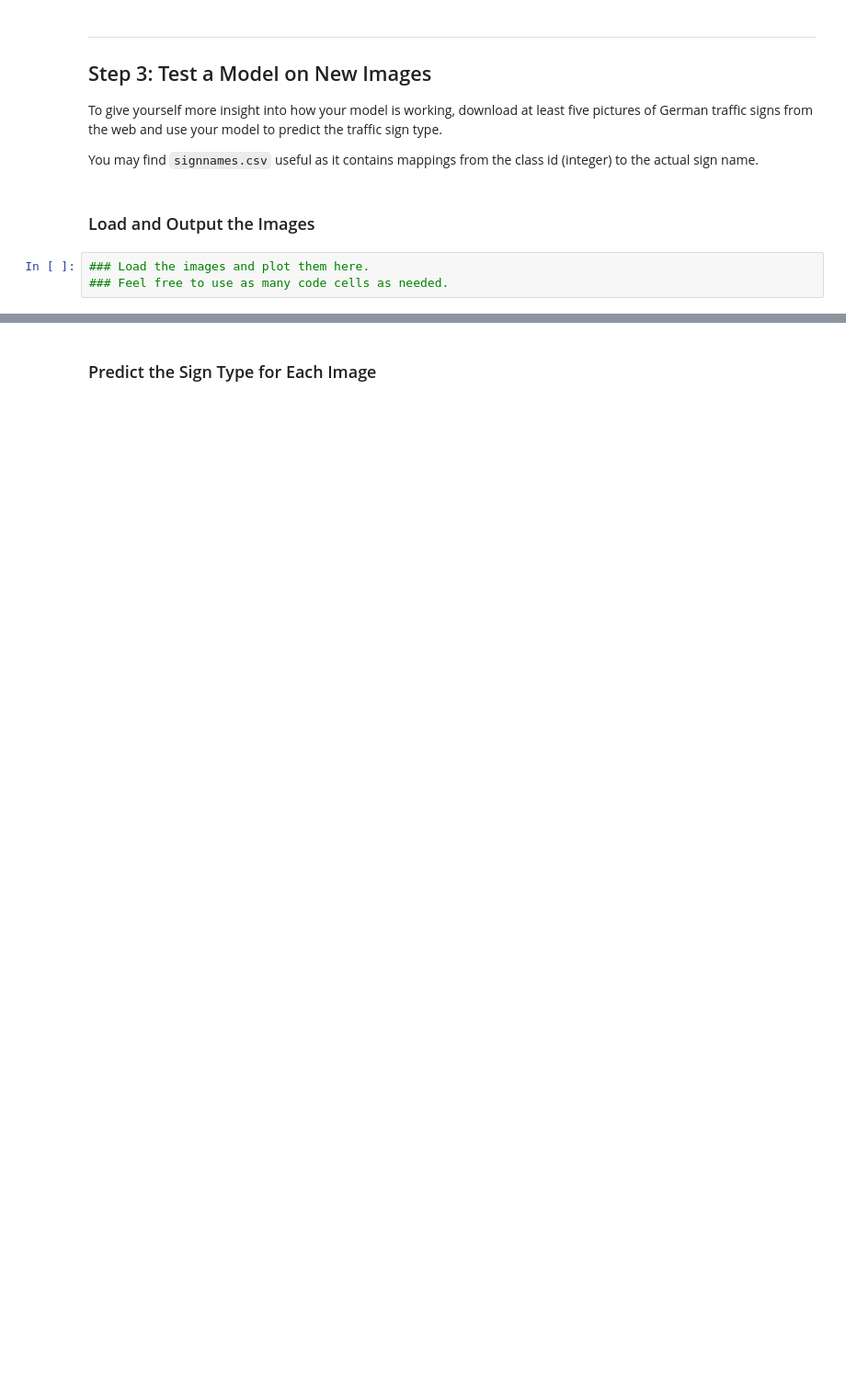
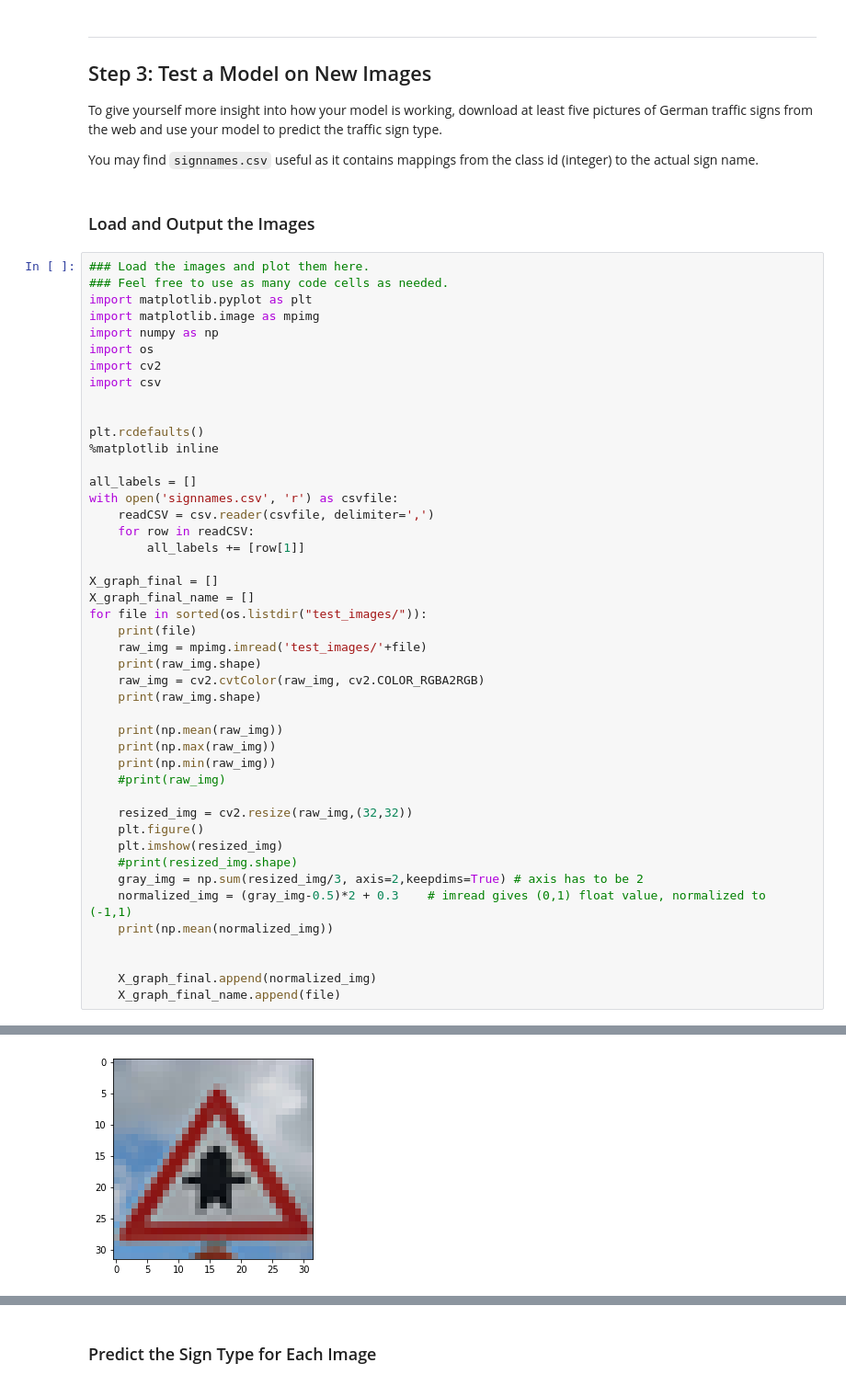
Before and after one commit to zagfox/carP3, a Jupyter notebook: Traffic_Sign_Classifier.ipynb, the cells around one changed output, grey strips where cells are left out. Shown at 92% size. Saved outputs shown, nothing was run; the diff lists cells and outputs as text; blank space fills up the shorter version.

```diff
--- a/Traffic_Sign_Classifier.ipynb
+++ b/Traffic_Sign_Classifier.ipynb
@@ -312,6 +332,49 @@ To give yourself more insight into how your model is working, download at least
 You may find `signnames.csv` useful as it contains mappings from the class id (integer) to the actual sign name.
 # %% [markdown]
 ### Load and Output the Images
-# %%
-### Load the images and plot them here.
-### Feel free to use as many code cells as needed.
+# %%
+### Load the images and plot them here.
+### Feel free to use as many code cells as needed.
+import matplotlib.pyplot as plt
+import matplotlib.image as mpimg
+import numpy as np
+import os
+import cv2
+import csv
+
+
+plt.rcdefaults()
+%matplotlib inline
+
+all_labels = []
+with open('signnames.csv', 'r') as csvfile:
+    readCSV = csv.reader(csvfile, delimiter=',')
+    for row in readCSV:
+        all_labels += [row[1]]
+
+X_graph_final = []
+X_graph_final_name = []
+for file in sorted(os.listdir("test_images/")):
+    print(file)
+    raw_img = mpimg.imread('test_images/'+file)
+    print(raw_img.shape)
+    raw_img = cv2.cvtColor(raw_img, cv2.COLOR_RGBA2RGB)
+    print(raw_img.shape)
+
+    print(np.mean(raw_img))
+    print(np.max(raw_img))
+    print(np.min(raw_img))
+    #print(raw_img)
+
+    resized_img = cv2.resize(raw_img,(32,32))
+    plt.figure()
+    plt.imshow(resized_img)
+    #print(resized_img.shape)
+    gray_img = np.sum(resized_img/3, axis=2,keepdims=True) # axis has to be 2
+    normalized_img = (gray_img-0.5)*2 + 0.3    # imread gives (0,1) float value, normalized to (-1,1)
+    print(np.mean(normalized_img))
+
+
+    X_graph_final.append(normalized_img)
+    X_graph_final_name.append(file)
+# %% [output]
@@ -317,0 +398 @@ You may find `signnames.csv` useful as it contains mappings from the class id (i
+[figure, added]
```
Also changed, not shown: parts of 10 cells of this notebook, 9 other files.
